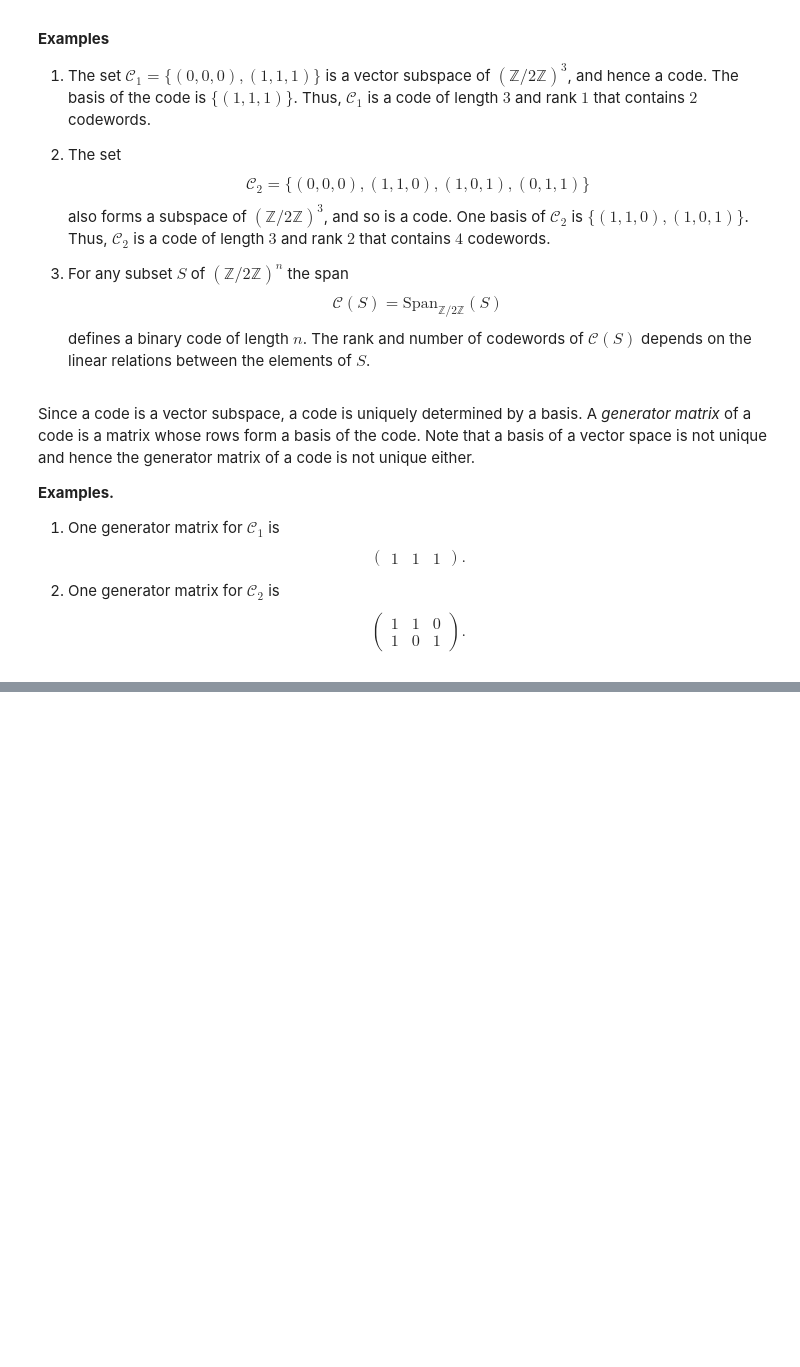
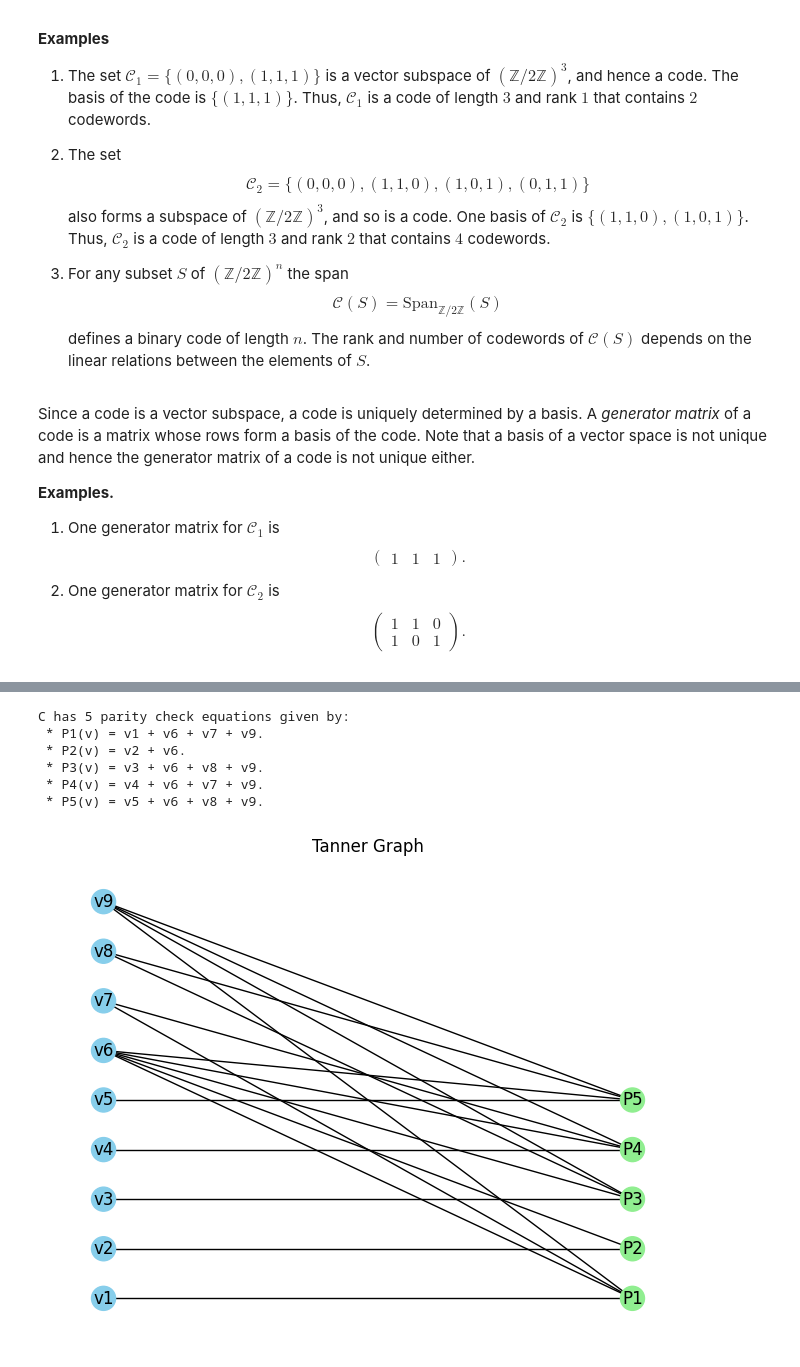
Before and after one commit to cha725/QEC, a Jupyter notebook: classical_error_correction.ipynb, the cells around one changed output, grey strips where cells are left out. Saved outputs shown, nothing was run; the diff lists cells and outputs as text; code cells hidden in the pictures; blank space fills up the shorter version.

```diff
--- a/classical_error_correction.ipynb
+++ b/classical_error_correction.ipynb
@@ -554,0 +381,16 @@ $$ H =
+# %%
+def print_parity_checks(code: LinearCode):
+    """
+    Print the parity check equations for the code.
+    """
+    parity_check_eqns = code.parity_check_eqns
+    num_parity_check_eqns = code.num_parity_checks
+    print(f"\nC has {num_parity_check_eqns} parity check equations given by:")
+    for pc_idx, pc_eqn in enumerate(parity_check_eqns, start=1):
+        terms = [f"v{bit_idx+1}" for bit_idx, bit in enumerate(pc_eqn) if bit == 1]
+        readable_eqn = " + ".join(terms) if terms else "0"
+        print(f" * P{pc_idx}(v) = {readable_eqn}.")
+
+code = random_code(3, 7)
+print(f"C is a code with generator matrix:\n{code.generator_matrix.array}")
+print_parity_checks(code)
@@ -554,0 +416,49 @@ $$ H =
+# %%
+import networkx as nx
+import matplotlib.pyplot as plt
+from linearcodes import LinearCode
+
+def graph(code: LinearCode) -> nx.Graph:
+    code_length = code.length
+    parity_check_eqs = code.parity_check_eqns
+    num_parity_checks = code.num_parity_checks
+    G = nx.Graph()
+    bit_nodes = [f"v{bit_idx+1}" for bit_idx in range(code_length)]
+    check_nodes = [f"P{pc_idx+1}" for pc_idx in range(num_parity_checks)]
+    G.add_nodes_from(bit_nodes, bipartite=0)
+    G.add_nodes_from(check_nodes, bipartite=1)
+    for pc_idx, pc_eqn in enumerate(parity_check_eqs):
+        for bit_idx, bit in enumerate(pc_eqn):
+            if bit == 1:
+                G.add_edge(f"v{bit_idx+1}", f"P{pc_idx+1}")
+    return G
+
+def draw_graph(code: LinearCode, title: str = "Tanner Graph", bits_colour: str = "skyblue", pc_colour: str = "lightgreen"):
+    G = graph(code)
+    bit_nodes = [n for n, d in G.nodes(data=True) if d['bipartite'] == 0]
+    pc_nodes = [n for n, d in G.nodes(data=True) if d['bipartite'] == 1]
+
+    bit_x = range(len(bit_nodes))
+    pc_x = range(len(pc_nodes))
+
+    pos = {}
+    for i, node in enumerate(bit_nodes):
+        pos[node] = (0, bit_x[i])
+    for i, node in enumerate(pc_nodes):
+        pos[node] = (1, pc_x[i])
+
+    nx.draw(G, pos, with_labels=True, node_color=[bits_colour if G.nodes[n]['bipartite'] == 0 else pc_colour for n in G.nodes()])
+    plt.title(title)
+    plt.show()
+
+code = random_code(4,9)
+print_parity_checks(code)
+draw_graph(code)
+# %% [output]
+C has 5 parity check equations given by:
+ * P1(v) = v1 + v6 + v7 + v9.
+ * P2(v) = v2 + v6.
+ * P3(v) = v3 + v6 + v8 + v9.
+ * P4(v) = v4 + v6 + v7 + v9.
+ * P5(v) = v5 + v6 + v8 + v9.
+[figure, added]
```
Also changed, not shown: parts of 24 cells of this notebook.
